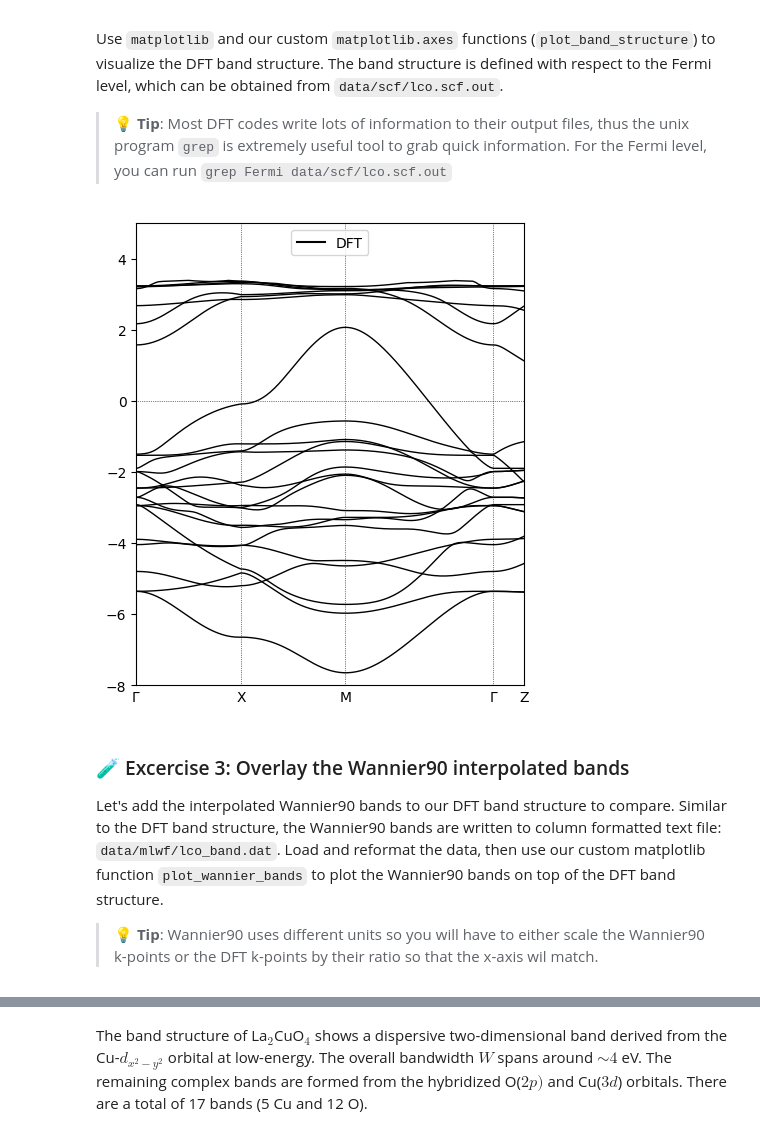
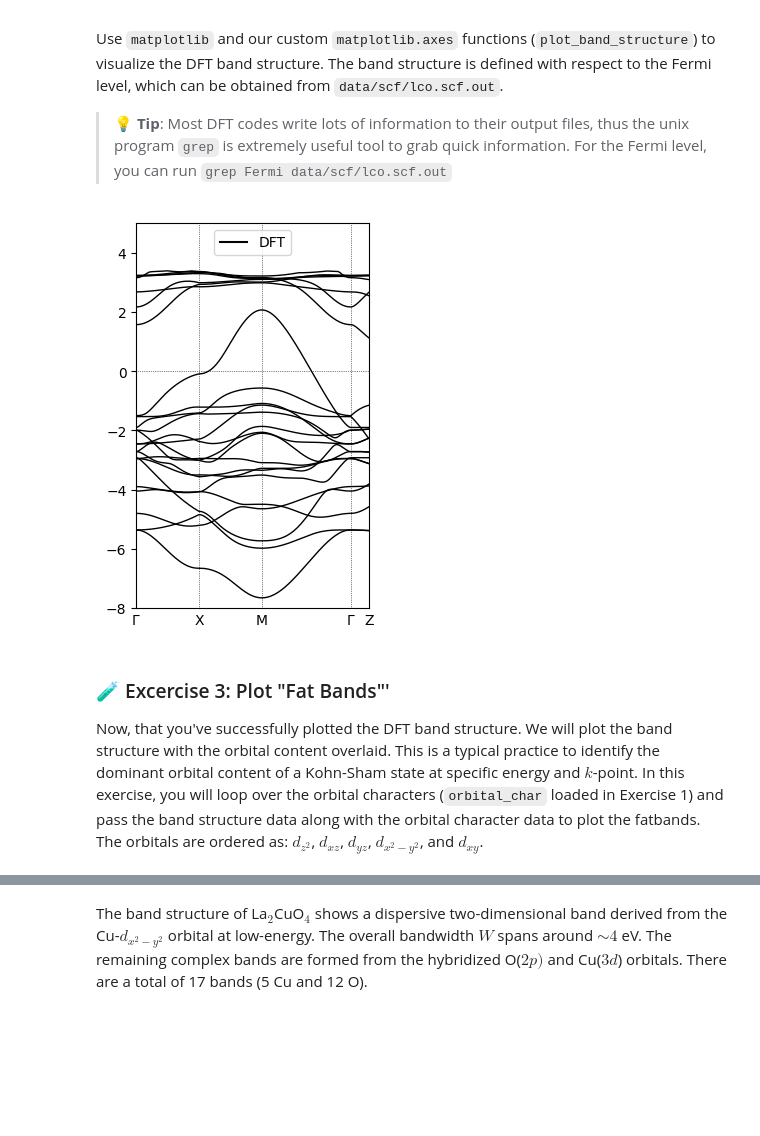
Before and after one commit to harrisonlabollita/TRIQS-tutorials, a Jupyter notebook: ModEST-DMFT/01s-dft.ipynb, the cells around one changed output, grey strips where cells are left out. Cells and saved outputs as stored; diff of their text form; code cells hidden in the pictures; blank space fills up the shorter version.

```diff
--- a/ModEST-DMFT/01s-dft.ipynb
+++ b/ModEST-DMFT/01s-dft.ipynb
@@ -196,14 +196,20 @@ The file ``data/bands/lco_bands.data.gnu`` contains a column of $(k, E)$ pairs.
 # %%
 import numpy as np
 
-filename = 'data/bands/lco_bands.dat.gnu'
+filename1 = 'data/bands/lco_bands.dat.gnu'
+filename2 = 'data/fatbands/fatbands.dat'
 
 # Step 1: load the DFT data
-data = np.loadtxt(filename)
+data1 = np.loadtxt(filename1)
+data2 = np.loadtxt(filename2)
 
 # Step 2: separate the k-points and eigenvalues
-kpts = np.unique(data[:,0])
-bands = data[:,1].reshape(-1, len(kpts))
+kpts = np.unique(data1[:,0])
+bands = data1[:,1].reshape(-1, len(kpts))
+
+
+# load the orbital character from the second file and swap the axes
+orbital_char = 0.3*data2[:, 2].reshape(5, len(kpts), len(bands)).swapaxes(1,2)
 # %% [markdown]
 ### 🧪 Excercise 2: Plot the DFT band structure
 Use ``matplotlib`` and our custom ``matplotlib.axes`` functions (``plot_band_structure``) to visualize the DFT band structure. The band structure is defined with respect to the Fermi level, which can be obtained from ``data/scf/lco.scf.out``.
@@ -212,30 +218,27 @@ Use ``matplotlib`` and our custom ``matplotlib.axes`` functions (``plot_band_str
 # %%
 import matplotlib.pyplot as plt
 from utils.mpl_interface import plot_band_structure, plot_wannier_bands
 
 # Fermi level (grep Fermi data/scf/lco.scf.out)
 eF =  12.7367
 
-plt.figure(figsize=(5,6))
+plt.figure(figsize=(3,5))
 
 # high-symmetry points and labels (from data/bands/lco.bands.out)
 high_symm_points = [0.0000, 0.9342, 1.8683, 3.1894, 3.4595]
 high_symm_labels = [r'$\Gamma$', 'X', 'M', r'$\Gamma$', 'Z']
 
 
 # use kpts and bands from Exercise 1
 plot_band_structure(kpts, bands, fermi_level=eF, high_symm_points=high_symm_points, high_symm_labels=high_symm_labels)
 
 plt.plot([], [], color='k', label='DFT')
 plt.legend(loc='upper center', ncols=2, fontsize=10)
 plt.ylim(-8, 5)
 
 plt.show()
 # %% [output]
-[figure, old version]
+[figure, new version]
 # %% [markdown]
-### 🧪 Excercise 3: Overlay the Wannier90 interpolated bands
-
-Let's add the interpolated Wannier90 bands to our DFT band structure to compare. Similar to the DFT band structure, the Wannier90 bands are written to column formatted text file: ``data/mlwf/lco_band.dat``. Load and reformat the data, then use our custom matplotlib function ``plot_wannier_bands`` to plot the Wannier90 bands on top of the DFT band structure.
-
-> 💡 **Tip**: Wannier90 uses different units so you will have to either scale the Wannier90 k-points or the DFT k-points by their ratio so that the x-axis wil match.
+### 🧪 Excercise 3: Plot "Fat Bands"'
+Now, that you've successfully plotted the DFT band structure. We will plot the band structure with the orbital content overlaid. This is a typical practice to identify the dominant orbital content of a Kohn-Sham state at specific energy and $k$-point. In this exercise, you will loop over the orbital characters (``orbital_char`` loaded in Exercise 1) and pass the band structure data along with the orbital character data to plot the fatbands. The orbitals are ordered as: $d_{z^{2}}$, $d_{xz}$, $d_{yz}$, $d_{x^{2}-y^{2}}$, and $d_{xy}$.
```
Also changed, not shown: parts of 9 cells of this notebook, 1 other file.
